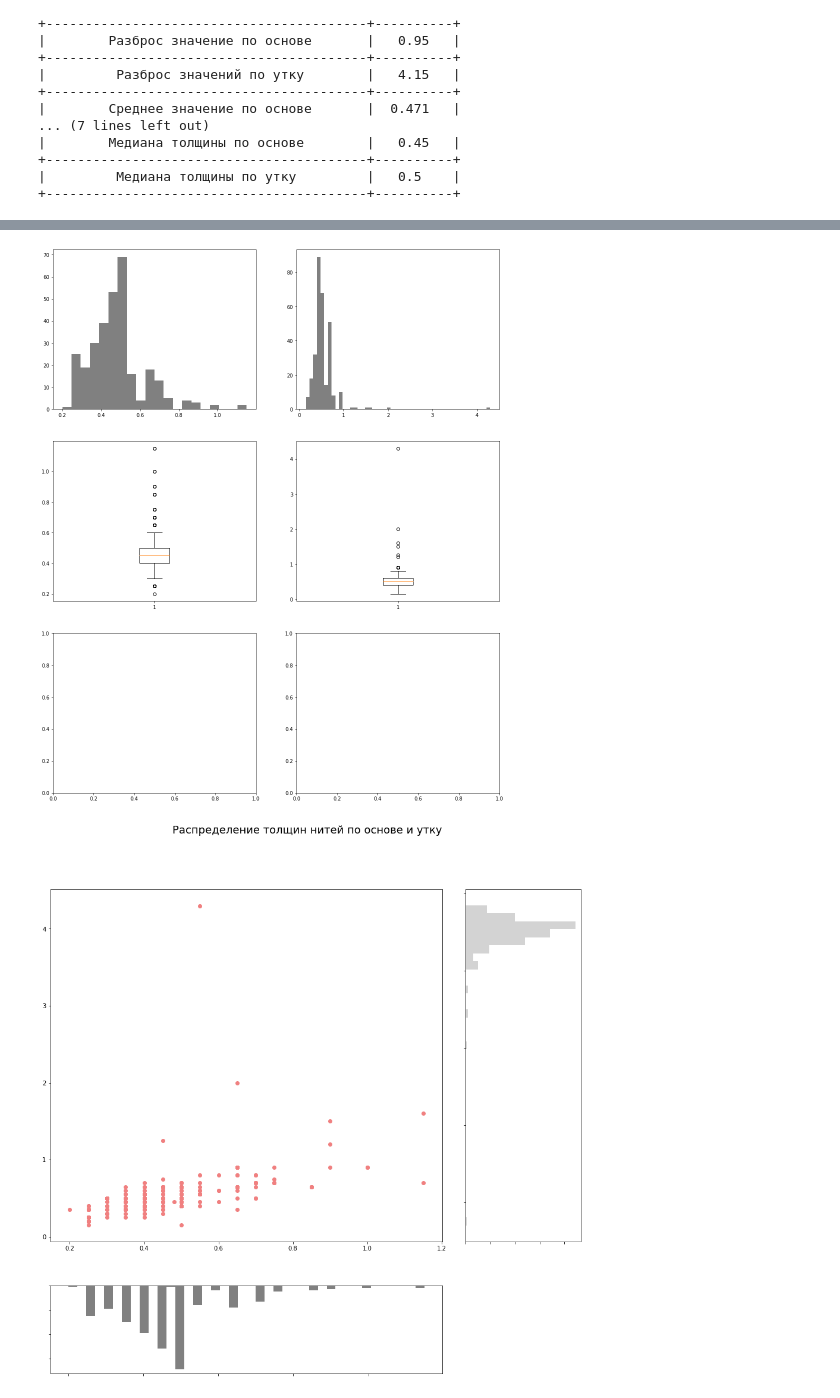
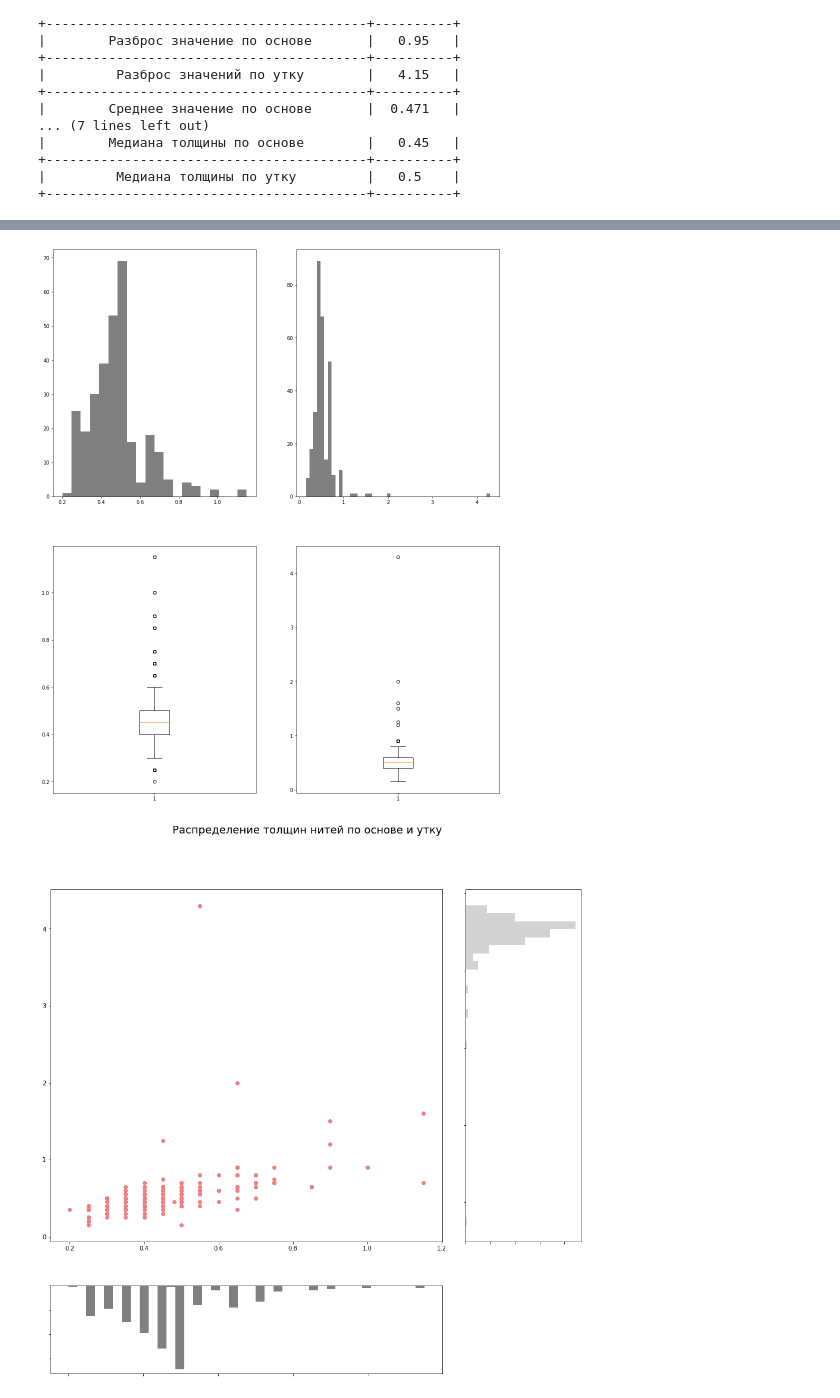
Before and after one commit to streltcov/textile_data, a Jupyter notebook: threads.ipynb, the cells around one changed output, grey strips where cells are left out. Cells and saved outputs as stored; diff of their text form; code cells hidden in the pictures.

```diff
--- a/threads.ipynb
+++ b/threads.ipynb
@@ -105,14 +81,14 @@ print(table)
 # %%
-_, ax = pyplot.subplots(nrows=3, ncols=2, figsize=(16, 20))
-ax[0][0].hist(warps, bins=20, color='gray')
-ax[0][1].hist(wefts, bins=50, color='gray')
-ax[1][0].boxplot(warps)
-ax[1][1].boxplot(wefts)
+_, ax = pyplot.subplots(nrows=2, ncols=2, figsize=(16, 20))
+ax[0][0].hist(threads.warps, bins=20, color='gray')
+ax[0][1].hist(threads.wefts, bins=50, color='gray')
+ax[1][0].boxplot(threads.warps)
+ax[1][1].boxplot(threads.wefts)
 # ax[2][0].bar(warps, warps_unique, color='gray')
 # ax[2][0].hist2d(warps, wefts)
 pyplot.show()
 # %% [output]
-[figure, old version]
+[figure, new version]
 # %%
 fig = pyplot.figure(figsize=(16, 15))
 grid = pyplot.GridSpec(4, 4, hspace=0.5, wspace=0.2)
```
Also changed, not shown: parts of 13 cells of this notebook, 1 other file.
